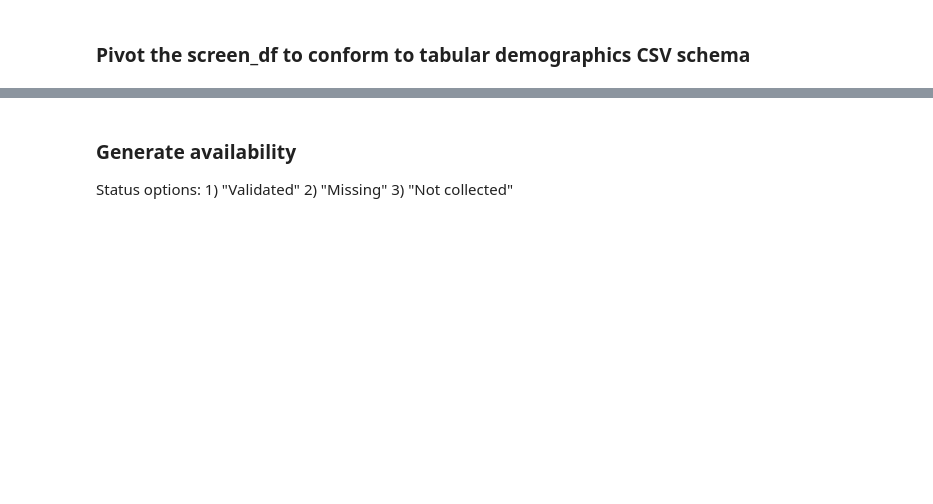
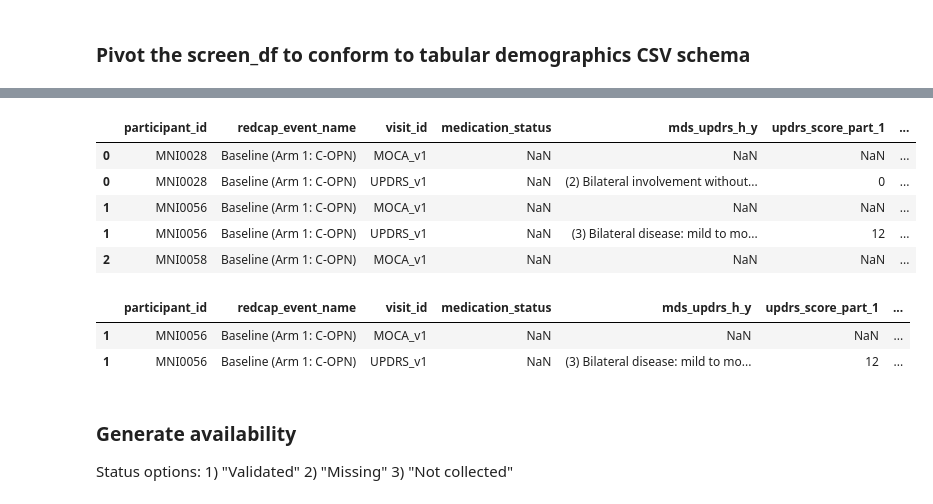
Before and after one commit to nipoppy/nipoppy, a Jupyter notebook: nipoppy/notebooks/redcap.ipynb, the cells around one changed output, grey strips where cells are left out. Drawn from its saved outputs; the diff is of its cells as text; code cells hidden in the pictures; blank space fills up the shorter version.

```diff
--- a/nipoppy/notebooks/redcap.ipynb
+++ b/nipoppy/notebooks/redcap.ipynb
@@ -364,7 +492,7 @@ demographic_df.head()
 # %%
 visit_prefix = "UPDRS_"
 updrs_df = nipoppy_redcap_filtered_df[redcap_index_cols + updrs_cols].copy()
-updrs_df["visit_id"] = updrs_df["redcap_event_name"].map(redcap_event_visit_id_dict)
-updrs_df["visit"] = visit_prefix + updrs_df["visit_id"]
+updrs_df["visit_id"] = visit_prefix + updrs_df["redcap_event_name"].map(redcap_event_visit_id_dict)
+# updrs_df["visit"] =  + updrs_df["visit_id"]
 
 updrs_df.head()
@@ -371,7 +506,7 @@ updrs_df.head()
 # %%
-visit_prefix = "MoCA_"
+visit_prefix = "MOCA_"
 moca_df = nipoppy_redcap_filtered_df[redcap_index_cols + moca_cols].copy()
-moca_df["visit_id"] = moca_df["redcap_event_name"].map(redcap_event_visit_id_dict)
-moca_df["visit"] = visit_prefix + moca_df["visit_id"]
+moca_df["visit_id"] = visit_prefix + moca_df["redcap_event_name"].map(redcap_event_visit_id_dict)
+# moca_df["visit"] = visit_prefix + moca_df["visit_id"]
 
 moca_df.head()
@@ -378,16 +520,28 @@ moca_df.head()
 # %%
 pheno_df = pd.concat([updrs_df, moca_df], axis=0)
 
-# pheno_df = pd.merge(screen_df[screen_cols_in_pheno], pheno_df, on=redcap_index_cols, how="left")
-# pheno_df.loc[:,"bids_id"] = pheno_df["participant_id"].apply(utils.participant_id_to_bids_id)
-# screen_cols = list(screen_df.columns.drop(redcap_index_cols))
+# To be added later
+pheno_df["medication_status"] = np.nan
 
-reordered_cols = ["participant_id","redcap_event_name","visit_id","visit"] + updrs_cols + moca_cols
+reordered_cols = ["participant_id","redcap_event_name","visit_id","medication_status"] + updrs_cols + moca_cols
 pheno_df = pheno_df[reordered_cols].copy()
 
+pheno_df = pheno_df.sort_values(["participant_id", "visit_id"])
+
 pheno_df.head()
+# %% [output]
+|  | participant_id | redcap_event_name | visit_id | medication_status | mds_updrs_h_y | updrs_score_part_1 | ... |
+| 0 | MNI0028 | Baseline (Arm 1: C-OPN) | MOCA_v1 | NaN | NaN | NaN | ... |
+| 0 | MNI0028 | Baseline (Arm 1: C-OPN) | UPDRS_v1 | NaN | (2) Bilateral involvement without... | 0 | ... |
+| 1 | MNI0056 | Baseline (Arm 1: C-OPN) | MOCA_v1 | NaN | NaN | NaN | ... |
+| 1 | MNI0056 | Baseline (Arm 1: C-OPN) | UPDRS_v1 | NaN | (3) Bilateral disease: mild to mo... | 12 | ... |
+| 2 | MNI0058 | Baseline (Arm 1: C-OPN) | MOCA_v1 | NaN | NaN | NaN | ... |
 # %%
 pheno_df[pheno_df["participant_id"]=="MNI0056"]
+# %% [output]
+|  | participant_id | redcap_event_name | visit_id | medication_status | mds_updrs_h_y | updrs_score_part_1 | ... |
+| 1 | MNI0056 | Baseline (Arm 1: C-OPN) | MOCA_v1 | NaN | NaN | NaN | ... |
+| 1 | MNI0056 | Baseline (Arm 1: C-OPN) | UPDRS_v1 | NaN | (3) Bilateral disease: mild to mo... | 12 | ... |
 # %% [markdown]
 ### Generate availability
 Status options: 1) "Validated" 2) "Missing" 3) "Not collected"
```
Also changed, not shown: parts of 26 cells of this notebook, 1 other file.
